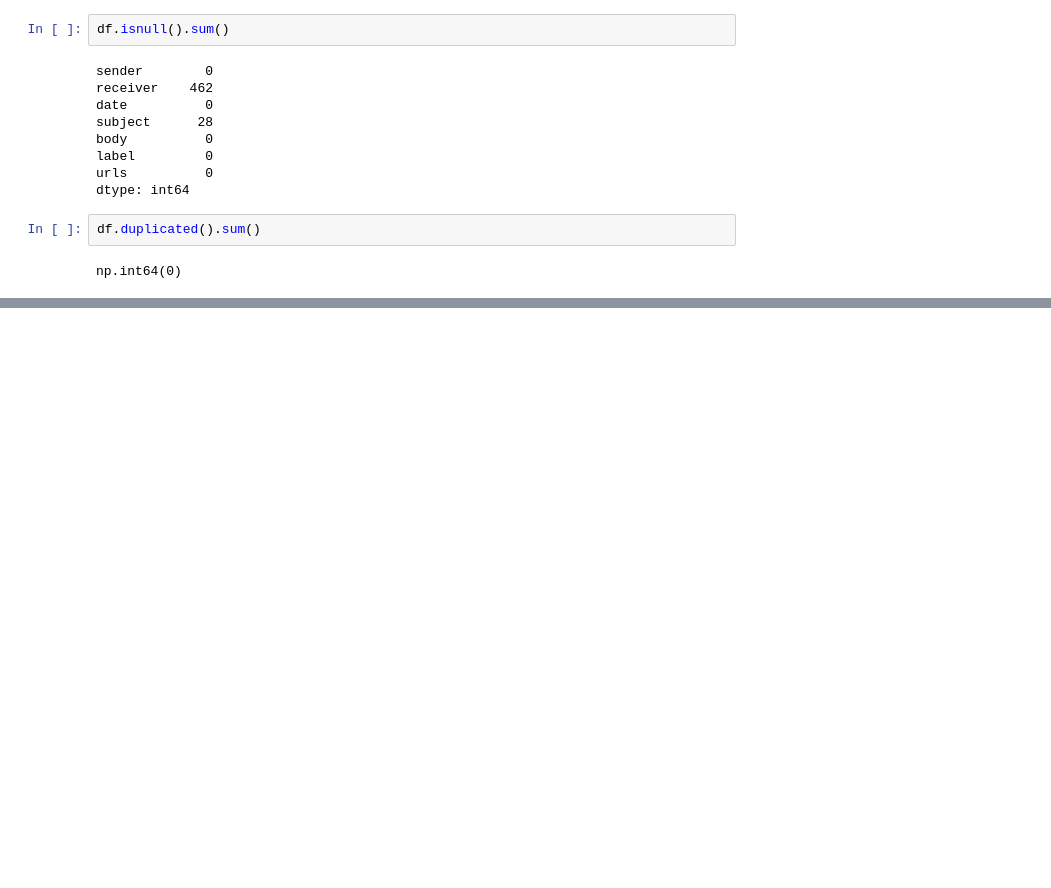
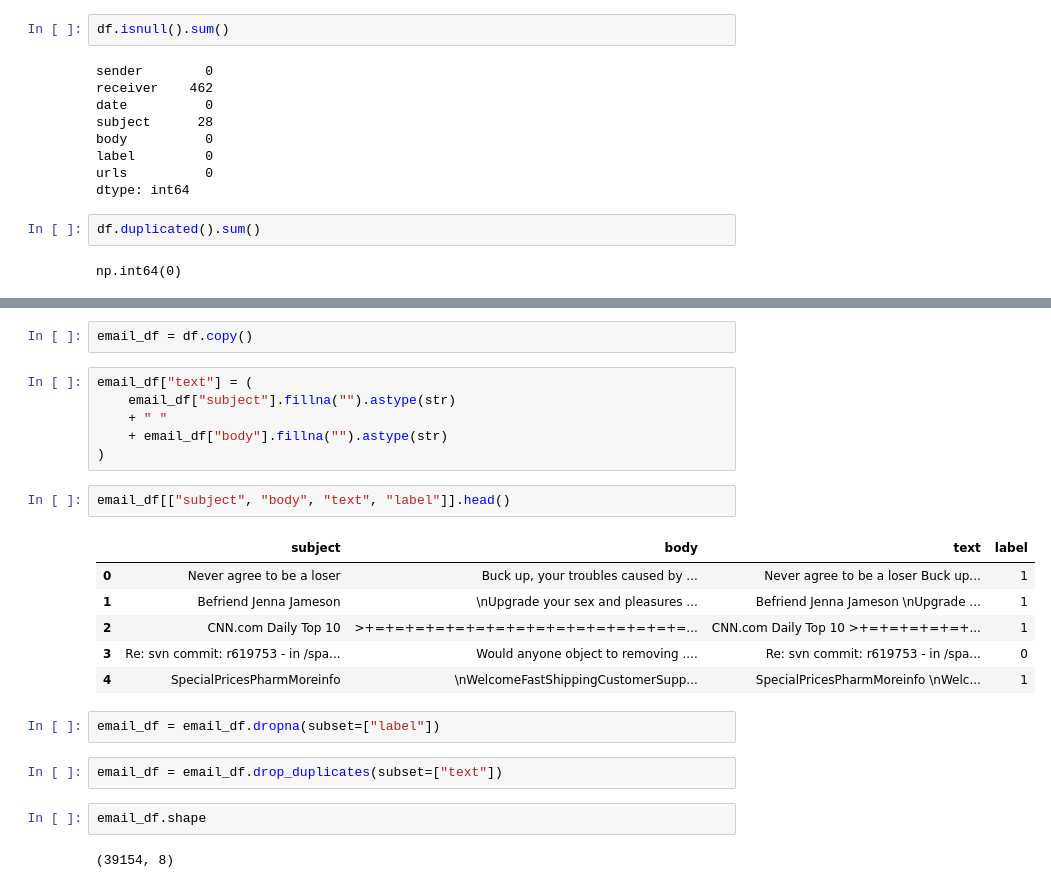
Before and after one commit to Bianca-71/phishing-detection-system, a Jupyter notebook: notebooks/01_dataset_exploration.ipynb, the cells around one changed output, grey strips where cells are left out. Saved outputs shown, nothing was run; the diff lists cells and outputs as text; blank space fills up the shorter version.

```diff
--- a/notebooks/01_dataset_exploration.ipynb
+++ b/notebooks/01_dataset_exploration.ipynb
@@ -75,0 +157,25 @@ np.int64(0)
+# %%
+email_df = df.copy()
+# %%
+email_df["text"] = (
+    email_df["subject"].fillna("").astype(str)
+    + " "
+    + email_df["body"].fillna("").astype(str)
+)
+# %%
+email_df[["subject", "body", "text", "label"]].head()
+# %% [output]
+|  | subject | body | text | label |
+| 0 | Never agree to be a loser | Buck up, your troubles caused by ... | Never agree to be a loser Buck up... | 1 |
+| 1 | Befriend Jenna Jameson | \nUpgrade your sex and pleasures ... | Befriend Jenna Jameson \nUpgrade ... | 1 |
+| 2 | CNN.com Daily Top 10 | >+=+=+=+=+=+=+=+=+=+=+=+=+=+=+=+=... | CNN.com Daily Top 10 >+=+=+=+=+=+... | 1 |
+| 3 | Re: svn commit: r619753 - in /spa... | Would anyone object to removing .... | Re: svn commit: r619753 - in /spa... | 0 |
+| 4 | SpecialPricesPharmMoreinfo | \nWelcomeFastShippingCustomerSupp... | SpecialPricesPharmMoreinfo \nWelc... | 1 |
+# %%
+email_df = email_df.dropna(subset=["label"])
+# %%
+email_df = email_df.drop_duplicates(subset=["text"])
+# %%
+email_df.shape
+# %% [output]
+(39154, 8)
```
Also changed, not shown: parts of 61 cells of this notebook, 18 other files.
